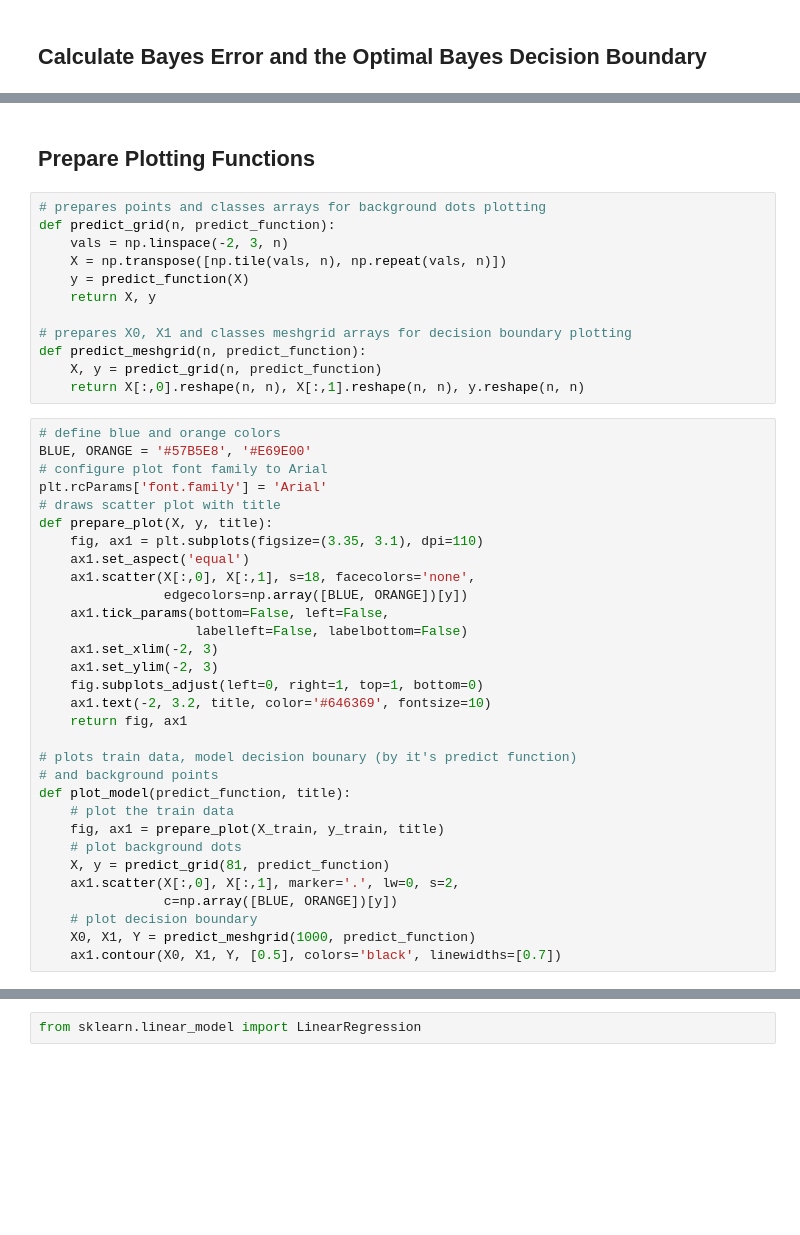
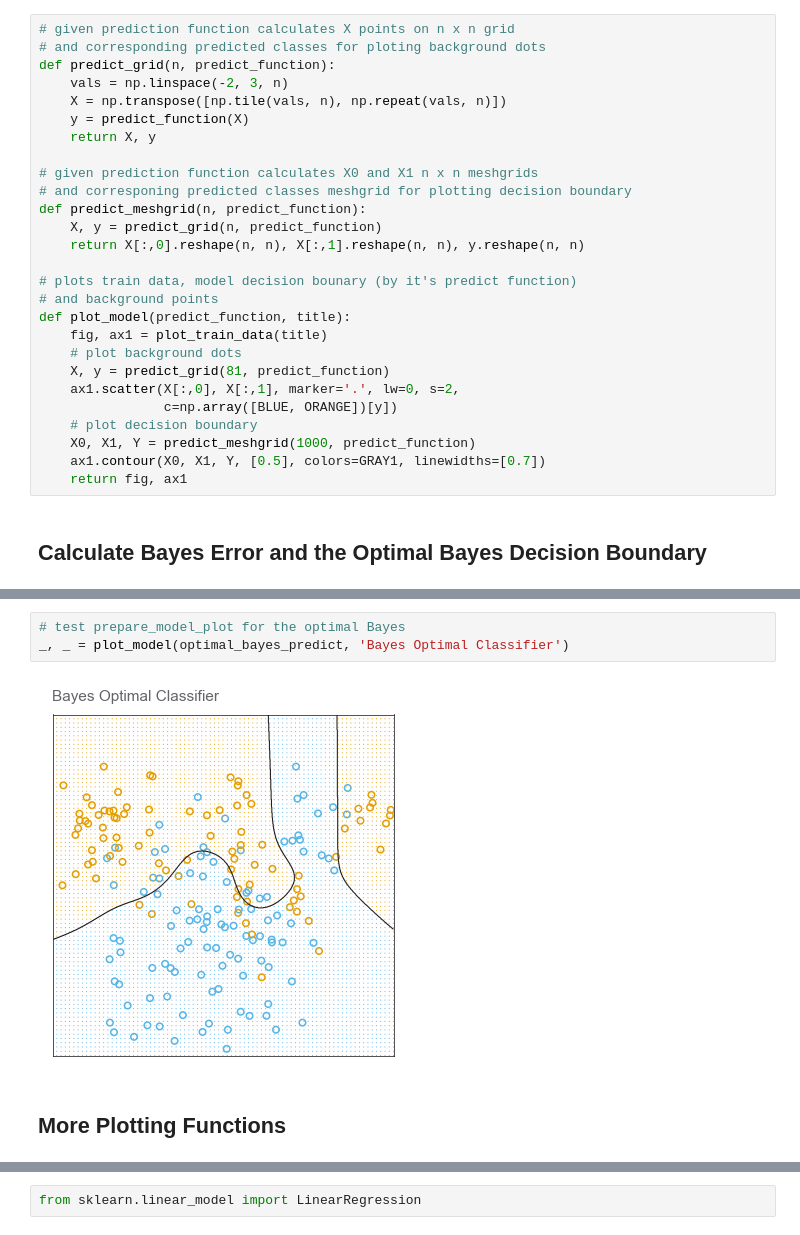
Before and after one commit to empathy87/The-Elements-of-Statistical-Learning-Python-Notebooks, a Jupyter notebook: examples/Mixture.ipynb, the cells around one changed output, grey strips where cells are left out. Drawn from its saved outputs; the diff is of its cells as text; blank space fills up the shorter version.

```diff
--- a/examples/Mixture.ipynb
+++ b/examples/Mixture.ipynb
@@ -45,3 +72,30 @@ X_test, y_test = sample(10000)
+# %%
+# given prediction function calculates X points on n x n grid
+# and corresponding predicted classes for ploting background dots
+def predict_grid(n, predict_function):
+    vals = np.linspace(-2, 3, n)
+    X = np.transpose([np.tile(vals, n), np.repeat(vals, n)])
+    y = predict_function(X)
+    return X, y
+
+# given prediction function calculates X0 and X1 n x n meshgrids
+# and corresponing predicted classes meshgrid for plotting decision boundary
+def predict_meshgrid(n, predict_function):
+    X, y = predict_grid(n, predict_function)
+    return X[:,0].reshape(n, n), X[:,1].reshape(n, n), y.reshape(n, n)
+
+# plots train data, model decision bounary (by it's predict function)
+# and background points
+def plot_model(predict_function, title):
+    fig, ax1 = plot_train_data(title)
+    # plot background dots
+    X, y = predict_grid(81, predict_function)
+    ax1.scatter(X[:,0], X[:,1], marker='.', lw=0, s=2,
+                c=np.array([BLUE, ORANGE])[y])
+    # plot decision boundary
+    X0, X1, Y = predict_meshgrid(1000, predict_function)
+    ax1.contour(X0, X1, Y, [0.5], colors=GRAY1, linewidths=[0.7])
+    return fig, ax1
 # %% [markdown]
 <h2>Calculate Bayes Error and the Optimal Bayes Decision Boundary</h2>
 # %%
@@ -64,45 +118,7 @@ The optimal Bayes error rate = 0.2205
+# %%
+# test prepare_model_plot for the optimal Bayes
+_, _ = plot_model(optimal_bayes_predict, 'Bayes Optimal Classifier')
+# %% [output]
+[figure, added]
 # %% [markdown]
-<h2>Prepare Plotting Functions</h2>
+<h2>More Plotting Functions</h2>
-# %%
-# prepares points and classes arrays for background dots plotting
-def predict_grid(n, predict_function):
-    vals = np.linspace(-2, 3, n)
-    X = np.transpose([np.tile(vals, n), np.repeat(vals, n)])
-    y = predict_function(X)
-    return X, y
-
-# prepares X0, X1 and classes meshgrid arrays for decision boundary plotting
-def predict_meshgrid(n, predict_function):
-    X, y = predict_grid(n, predict_function)
-    return X[:,0].reshape(n, n), X[:,1].reshape(n, n), y.reshape(n, n)
-# %%
-# define blue and orange colors
-BLUE, ORANGE = '#57B5E8', '#E69E00'
-# configure plot font family to Arial
-plt.rcParams['font.family'] = 'Arial'
-# draws scatter plot with title
-def prepare_plot(X, y, title):
-    fig, ax1 = plt.subplots(figsize=(3.35, 3.1), dpi=110)
-    ax1.set_aspect('equal')
-    ax1.scatter(X[:,0], X[:,1], s=18, facecolors='none',
-                edgecolors=np.array([BLUE, ORANGE])[y])
-    ax1.tick_params(bottom=False, left=False,
-                    labelleft=False, labelbottom=False)
-    ax1.set_xlim(-2, 3)
-    ax1.set_ylim(-2, 3)
-    fig.subplots_adjust(left=0, right=1, top=1, bottom=0)
-    ax1.text(-2, 3.2, title, color='#646369', fontsize=10)
-    return fig, ax1
-
-# plots train data, model decision bounary (by it's predict function)
-# and background points
-def plot_model(predict_function, title):
-    # plot the train data
-    fig, ax1 = prepare_plot(X_train, y_train, title)
-    # plot background dots
-    X, y = predict_grid(81, predict_function)
-    ax1.scatter(X[:,0], X[:,1], marker='.', lw=0, s=2,
-                c=np.array([BLUE, ORANGE])[y])
-    # plot decision boundary
-    X0, X1, Y = predict_meshgrid(1000, predict_function)
-    ax1.contour(X0, X1, Y, [0.5], colors='black', linewidths=[0.7])
```
Also changed, not shown: parts of 34 cells of this notebook.
